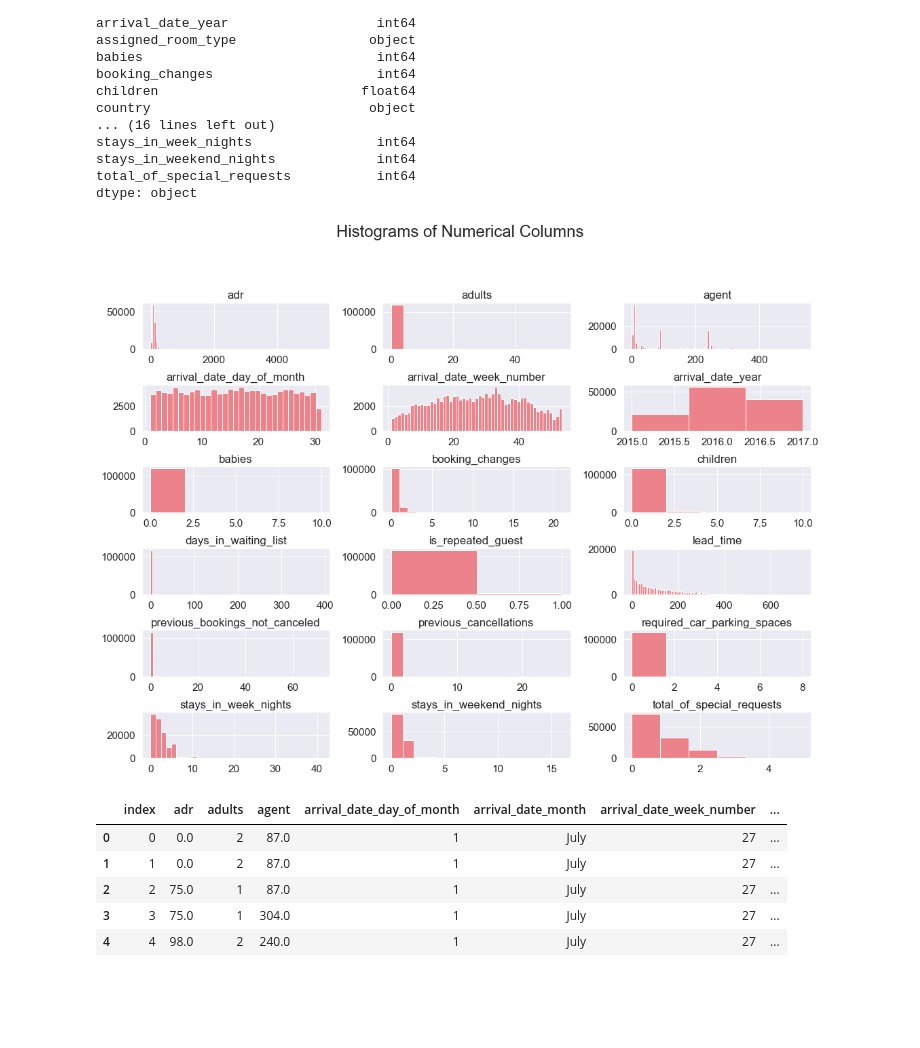
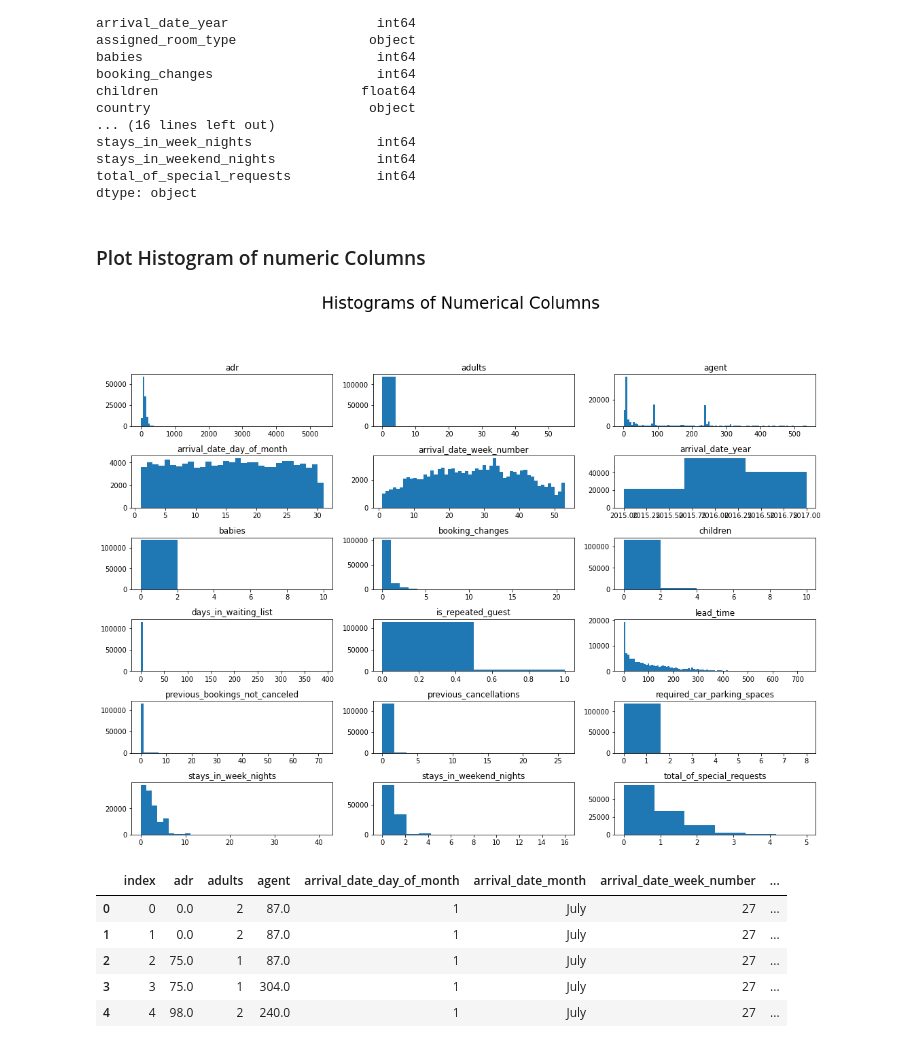
Before and after one commit to lucatesta-code/Hotel_Booking_Demand_ML, a Jupyter notebook: Project.ipynb, the cells around one changed output. Saved outputs shown, nothing was run; the diff lists cells and outputs as text; code cells hidden in the pictures; blank space fills up the shorter version.

```diff
--- a/Project.ipynb
+++ b/Project.ipynb
@@ -170,35 +183,33 @@ stays_in_week_nights                int64
 stays_in_weekend_nights             int64
 total_of_special_requests           int64
 dtype: object
+# %% [markdown]
+### Plot Histogram of numeric Columns
 # %%
-#Exploratory Data Analysis----------------------------------------------------------------------
-
-#Plot Histogram of numeric Columns--------------------------------------
-
 dataset2 = df[['adr', 'adults', 'agent', 'arrival_date_day_of_month',
        'arrival_date_week_number', 'arrival_date_year', 'babies',
         'booking_changes', 'children', 'days_in_waiting_list',
        'is_repeated_guest', 'lead_time', 'previous_bookings_not_canceled',
         'previous_cancellations','required_car_parking_spaces',
         'stays_in_week_nights','stays_in_weekend_nights','total_of_special_requests']]
 
-#Histogram:
+
 
 fig = plt.figure(figsize=(15, 12))
 plt.suptitle('Histograms of Numerical Columns\n',horizontalalignment = "center",fontstyle = "normal", fontsize = 24, fontfamily = "sans-serif")
 for i in range(dataset2.shape[1]):
     plt.subplot(6, 3, i + 1)
     f = plt.gca()
     f.set_title(dataset2.columns.values[i])
 
     vals = np.size(dataset2.iloc[:, i].unique())
     if vals >= 100:
         vals = 100
 
-    plt.hist(dataset2.iloc[:, i], bins=vals, color = '#ec838a')
+    plt.hist(dataset2.iloc[:, i], bins=vals)
 plt.tight_layout(rect=[0, 0.03, 1, 0.95])
 # %% [output]
-[figure, old version]
+[figure, new version]
 # %%
 df.reset_index(inplace = True)
 # %%
```
Also changed, not shown: parts of 51 cells of this notebook.
